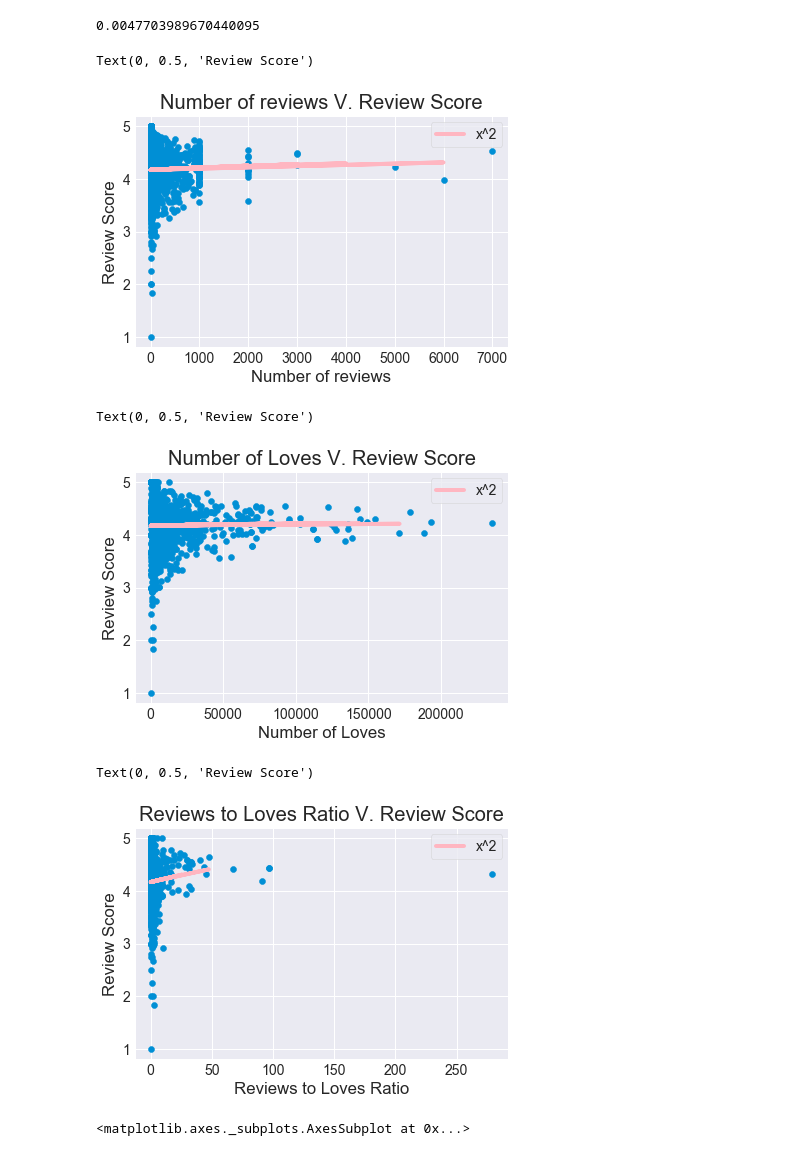
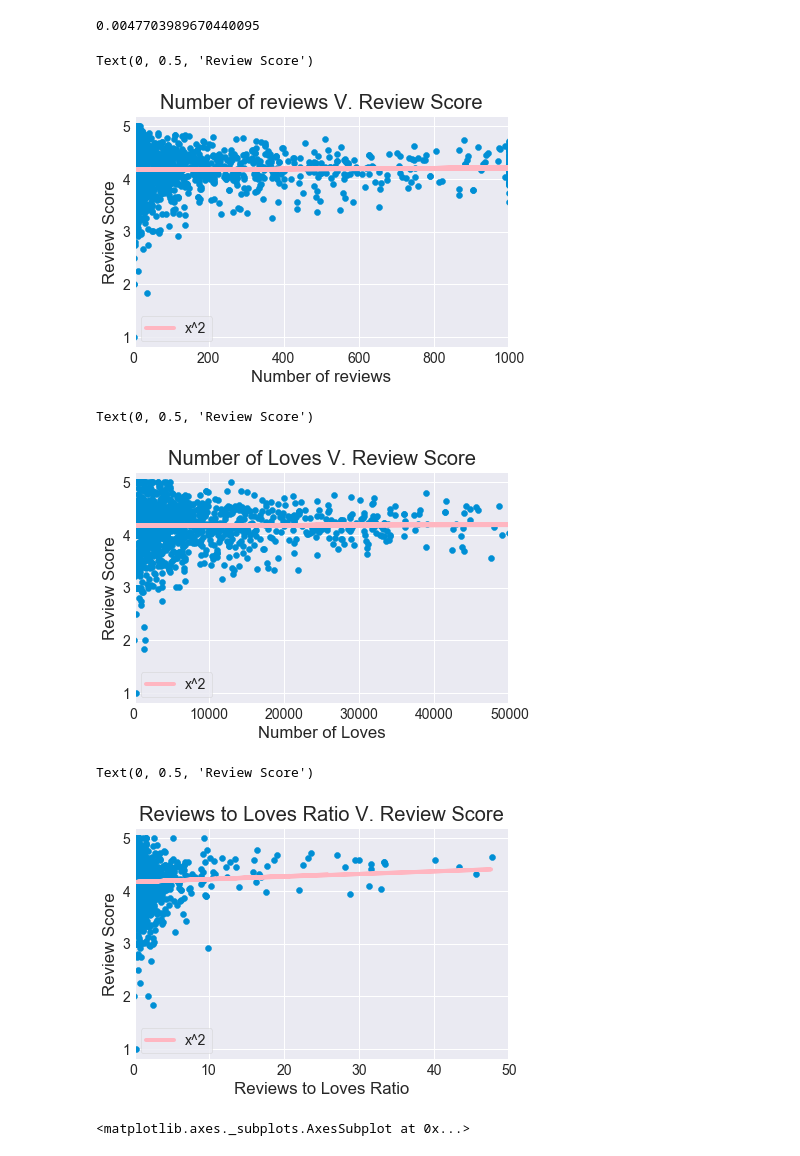
Before and after one commit to fpleoni/i_feel_pretty, a Jupyter notebook: src/Regression.ipynb, the cells around one changed output. Drawn from its saved outputs; the diff is of its cells as text; code cells hidden in the pictures.

```diff
--- a/src/Regression.ipynb
+++ b/src/Regression.ipynb
@@ -179,33 +183,36 @@ plt.scatter(n_of_reviews, review_score)
 plt.plot(n_of_reviews_test, lr_reviews.predict(X2_reviews_test), label = "x^2", color = "lightpink")
 plt.title("Number of reviews V. Review Score")
 plt.legend()
+plt.xlim(0, 1000)
 plt.xlabel("Number of reviews")
 plt.ylabel("Review Score")
 # %% [output]
 Text(0, 0.5, 'Review Score')
-[figure, old version]
+[figure, new version]
 # %%
 # Plotting polynomial regression
 plt.scatter(n_of_loves, review_score)
 plt.plot(n_of_loves_test, lr_loves.predict(X2_loves_test), label = "x^2", color = "lightpink")
 plt.title("Number of Loves V. Review Score")
+plt.xlim(0, 50000)
 plt.legend()
 plt.xlabel("Number of Loves")
 plt.ylabel("Review Score")
 # %% [output]
 Text(0, 0.5, 'Review Score')
-[figure, old version]
+[figure, new version]
 # %%
 # Plotting polynomial regression
 plt.scatter(reviews_to_loves_ratio, review_score)
 plt.plot(reviews_to_loves_ratio_test, lr_review_love.predict(X2_review_love_test), label = "x^2", color = "lightpink")
 plt.title("Reviews to Loves Ratio V. Review Score")
+plt.xlim(0, 50)
 plt.legend()
 plt.xlabel("Reviews to Loves Ratio")
 plt.ylabel("Review Score")
 # %% [output]
 Text(0, 0.5, 'Review Score')
-[figure, old version]
+[figure, new version]
 # %%
 # Residuals, testing for homoscedasticity
 sns.residplot(lr_reviews.predict(X2_reviews), review_score)
```
Also changed, not shown: parts of 19 cells of this notebook, 2 other files.
